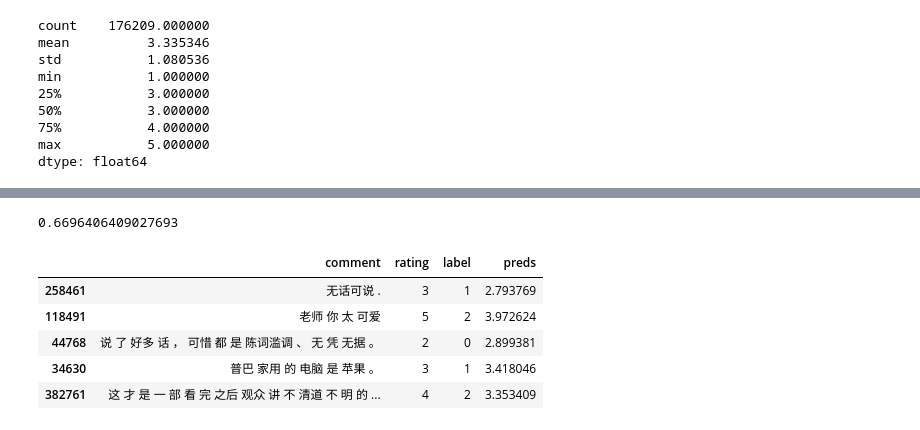
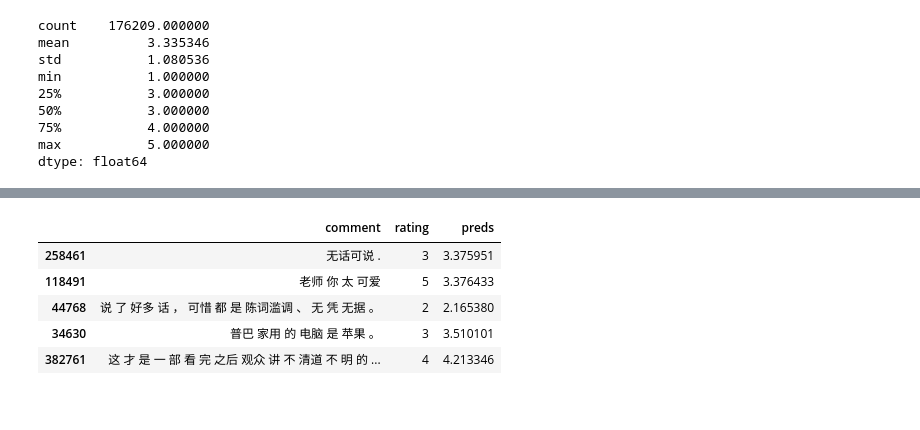
Before and after one commit to ceshine/modern_chinese_nlp, a Jupyter notebook: notebooks/Sentiment Analysis - Unigram - Transformer.ipynb, the cells around one changed output, grey strips where cells are left out. Saved outputs shown, nothing was run; the diff lists cells and outputs as text; code cells hidden in the pictures.

```diff
--- a/notebooks/Sentiment Analysis - Unigram - Transformer.ipynb
+++ b/notebooks/Sentiment Analysis - Unigram - Transformer.ipynb
@@ -854,6 +854,11 @@ tmp = next(iter(trn_dl))
 tmp[0].size()
 # %% [output]
 torch.Size([64, 200])
+# %%
+for x, _ in trn_dl:
+    if x.size(1) != 200:
+        print(x.size())
+    assert x.size(1) == 200
 # %%
 tmp[0][2, :]
 # %% [output]
@@ -973,7 +985,7 @@ learn.load('reg_full')
 ### Evaluation
 # %%
 def get_preds(data_loader):
-    learn.model.train()
+    learn.model.eval()
     preds, ys = [], []
     for x, y in tqdm_notebook(data_loader):
         with torch.set_grad_enabled(False):
@@ -1038,3 +1049,0 @@ np.sum(np.square(preds - ys)) / preds.shape[0]
-# %%
-ys, preds = get_preds(test_dl)
-preds.shape, ys.shape
@@ -1044,20 +1050,15 @@ preds.shape, ys.shape
-# %%
-preds = np.clip(preds, 1, 5)
-np.sum(np.square(preds - ys)) / preds.shape[0]
-# %% [output]
-0.6696406409027693
 # %%
 # Save predictions
 df_test.loc[df_test.iloc[list(iter(test_samp))].index, "preds"] = preds
-df_test.to_csv(path / "df_test.csv.gz", index=False, compression="gzip")
+# df_test.to_csv(path / "df_test.csv.gz", index=False, compression="gzip")
 df_test.head()
 # %% [output]
-|  | comment | rating | label | preds |
-| 258461 | 无话可说 . | 3 | 1 | 2.793769 |
-| 118491 | 老师 你 太 可爱 | 5 | 2 | 3.972624 |
-| 44768 | 说 了 好多 话 ， 可惜 都 是 陈词滥调 、 无 凭 无据 。 | 2 | 0 | 2.899381 |
-| 34630 | 普巴 家用 的 电脑 是 苹果 。 | 3 | 1 | 3.418046 |
-| 382761 | 这 才 是 一 部 看 完 之后 观众 讲 不 清道 不 明 的 ... | 4 | 2 | 3.353409 |
+|  | comment | rating | preds |
+| 258461 | 无话可说 . | 3 | 3.375951 |
+| 118491 | 老师 你 太 可爱 | 5 | 3.376433 |
+| 44768 | 说 了 好多 话 ， 可惜 都 是 陈词滥调 、 无 凭 无据 。 | 2 | 2.165380 |
+| 34630 | 普巴 家用 的 电脑 是 苹果 。 | 3 | 3.510101 |
+| 382761 | 这 才 是 一 部 看 完 之后 观众 讲 不 清道 不 明 的 ... | 4 | 4.213346 |
 # %%
 df_test.sample(20)
 # %% [output]
```
Also changed, not shown: parts of 31 cells of this notebook, 2 other files.
